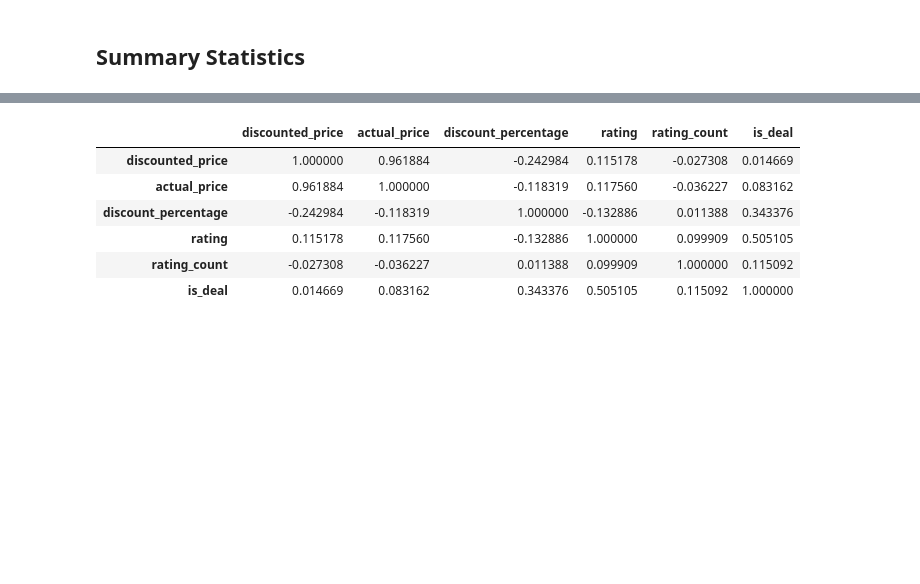
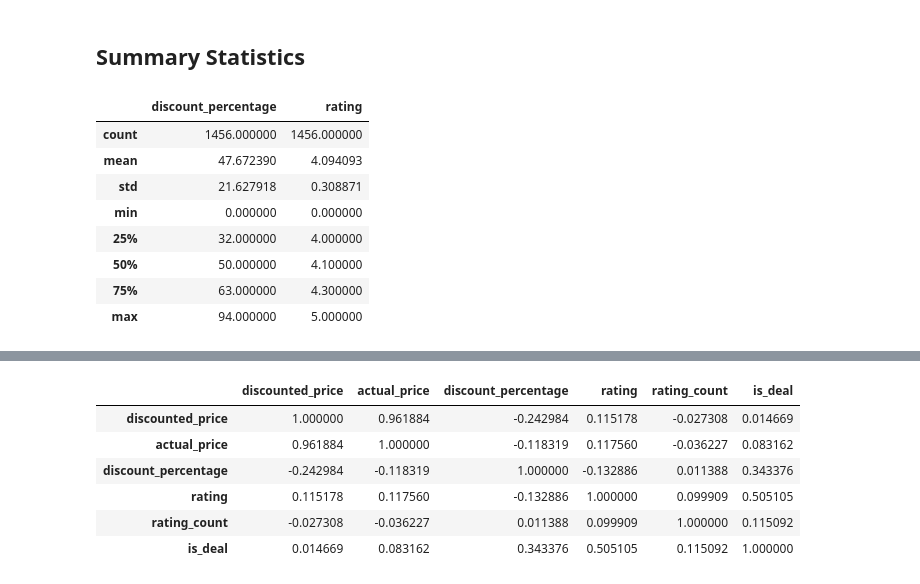
Before and after one commit to KuroQQ/CSCI3360E-Final-Project, a Jupyter notebook: report_group13.ipynb, the cells around one changed output, grey strips where cells are left out. Drawn from its saved outputs; the diff is of its cells as text; code cells hidden in the pictures; blank space fills up the shorter version.

```diff
--- a/report_group13.ipynb
+++ b/report_group13.ipynb
@@ -34,3 +35,16 @@ Name: count, dtype: int64
 # Exploratory Data Analysis
 # %% [markdown]
 ## Summary Statistics
+# %%
+# Standard Univariate Statistics for Discount Percentage and Rating
+df[["discount_percentage", "rating"]].describe()
+# %% [output]
+|  | discount_percentage | rating |
+| count | 1456.000000 | 1456.000000 |
+| mean | 47.672390 | 4.094093 |
+| std | 21.627918 | 0.308871 |
+| min | 0.000000 | 0.000000 |
+| 25% | 32.000000 | 4.000000 |
+| 50% | 50.000000 | 4.100000 |
+| 75% | 63.000000 | 4.300000 |
+| max | 94.000000 | 5.000000 |
```
Also changed, not shown: parts of 15 cells of this notebook.
